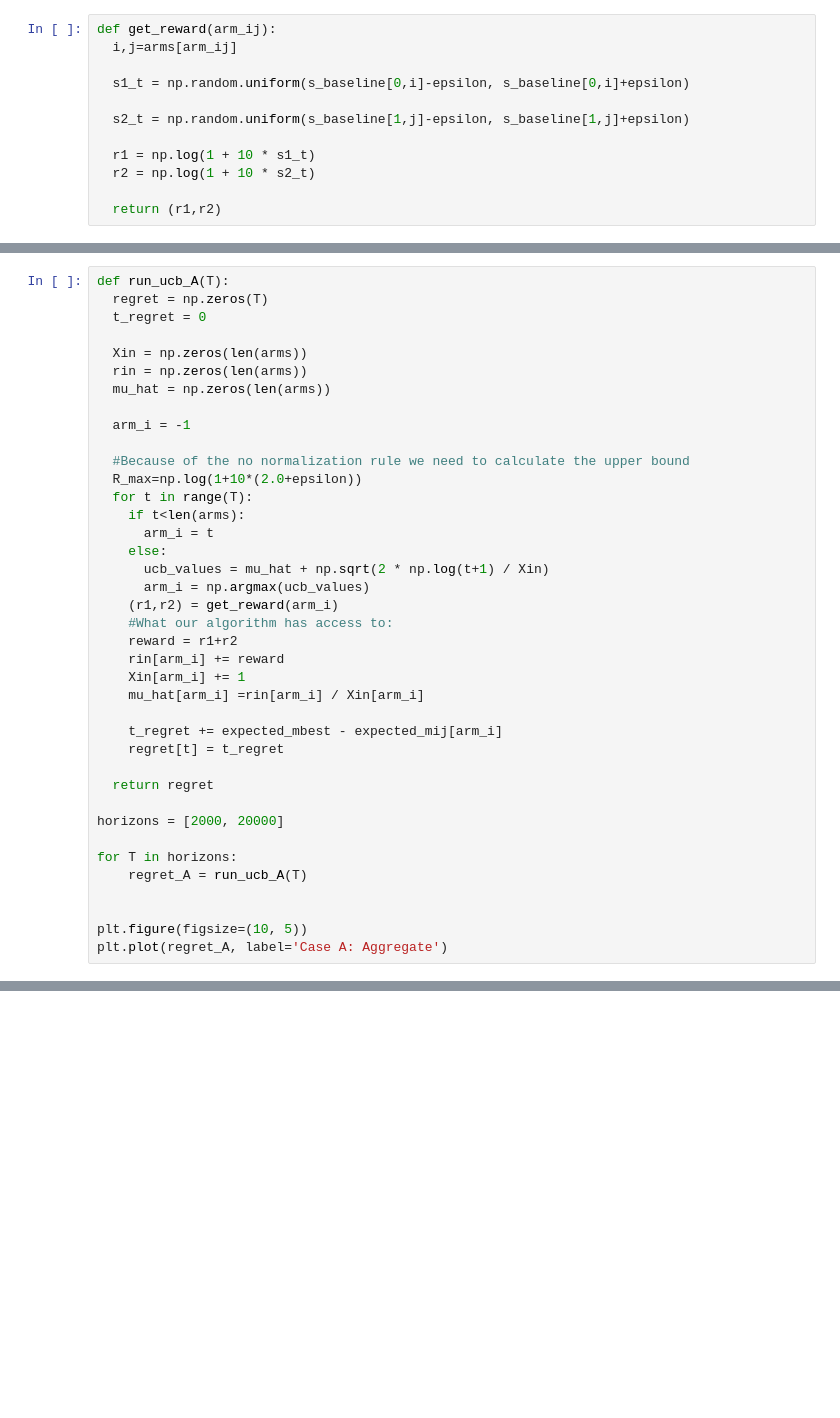
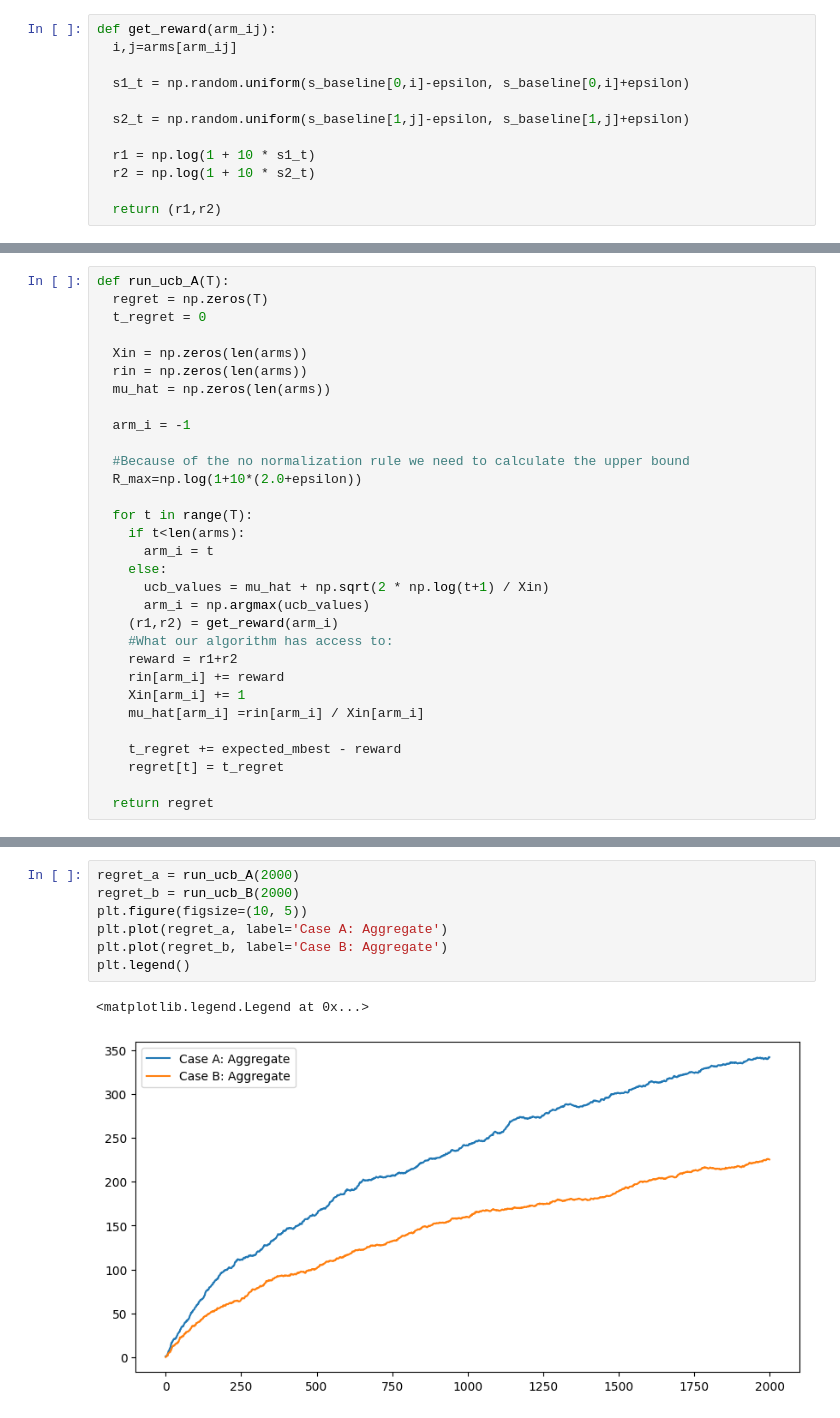
Before and after one commit to Giorgosman13/RL_Assignment1, a Jupyter notebook: Stohastic_Multi_Armed_Bandits_with_UCB.ipynb, the cells around one changed output, grey strips where cells are left out. Drawn from its saved outputs; the diff is of its cells as text; blank space fills up the shorter version.

```diff
--- a/Stohastic_Multi_Armed_Bandits_with_UCB.ipynb
+++ b/Stohastic_Multi_Armed_Bandits_with_UCB.ipynb
@@ -75,6 +89,7 @@ def run_ucb_A(T):
 
   #Because of the no normalization rule we need to calculate the upper bound
   R_max=np.log(1+10*(2.0+epsilon))
+
   for t in range(T):
     if t<len(arms):
       arm_i = t
@@ -88,16 +103,7 @@ def run_ucb_A(T):
     Xin[arm_i] += 1
     mu_hat[arm_i] =rin[arm_i] / Xin[arm_i]
 
-    t_regret += expected_mbest - expected_mij[arm_i]
+    t_regret += expected_mbest - reward
     regret[t] = t_regret
 
   return regret
-
-horizons = [2000, 20000]
-
-for T in horizons:
-    regret_A = run_ucb_A(T)
-
-
-plt.figure(figsize=(10, 5))
-plt.plot(regret_A, label='Case A: Aggregate')
@@ -108 +234,11 @@ Work in progress
+# %%
+regret_a = run_ucb_A(2000)
+regret_b = run_ucb_B(2000)
+plt.figure(figsize=(10, 5))
+plt.plot(regret_a, label='Case A: Aggregate')
+plt.plot(regret_b, label='Case B: Aggregate')
+plt.legend()
+# %% [output]
+<matplotlib.legend.Legend at 0x...>
+[figure, added]
 # %%
```
Also changed, not shown: parts of 10 cells of this notebook.
